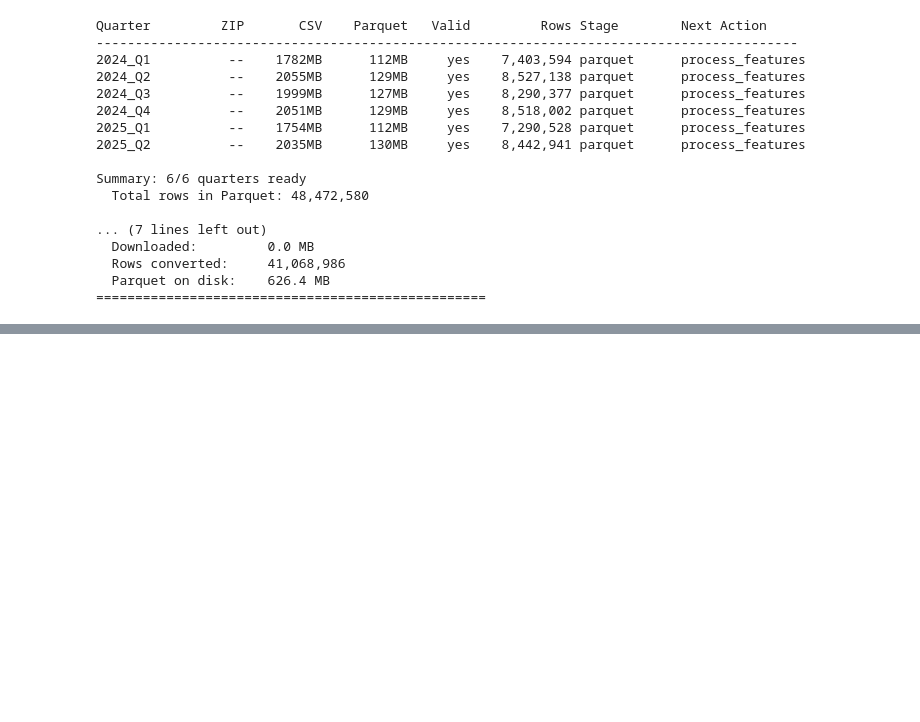
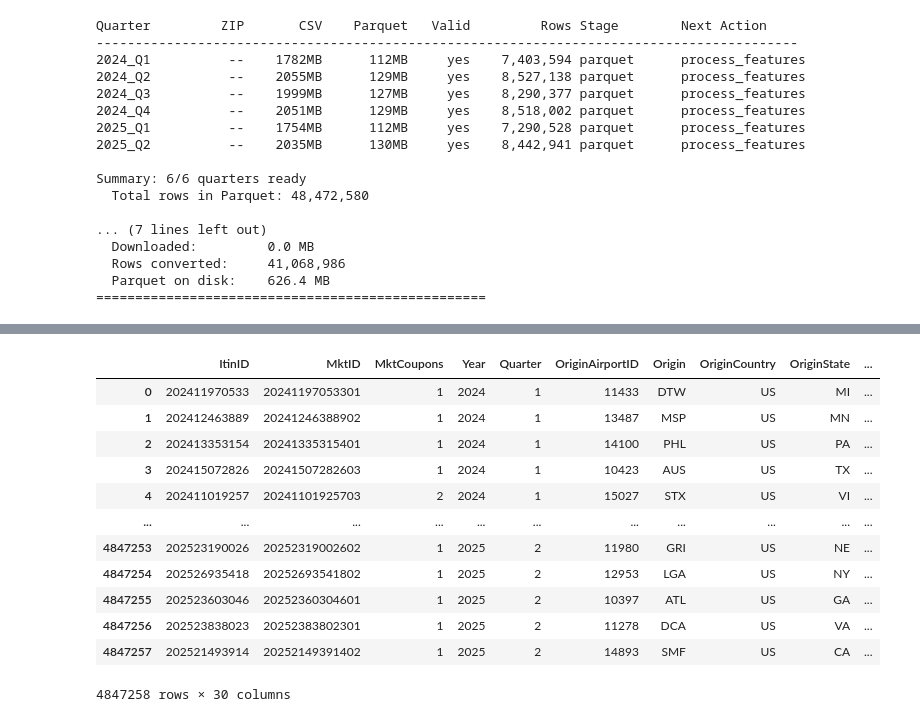
Before and after one commit to ThongLai/Flight-Scanner, a Jupyter notebook: experiment_notebooks/BTS DB1B.ipynb, the cells around one changed output, grey strips where cells are left out. Cells and saved outputs as stored; diff of their text form; code cells hidden in the pictures; blank space fills up the shorter version.

Commit message:
feat(feature/Data-Infrastructure(data-collection)): create sample of 10% for testing downstream components

```diff
--- a/experiment_notebooks/BTS DB1B.ipynb
+++ b/experiment_notebooks/BTS DB1B.ipynb
@@ -273,0 +296,4 @@ Summary: 6/6 quarters ready
+# %%
+df = handler.load_sample()
+df
+# %% [output]
@@ -273,0 +301,13 @@ Summary: 6/6 quarters ready
+|  | ItinID | MktID | MktCoupons | Year | Quarter | OriginAirportID | Origin | OriginCountry | OriginState | ... |
+| 0 | 202411970533 | 20241197053301 | 1 | 2024 | 1 | 11433 | DTW | US | MI | ... |
+| 1 | 202412463889 | 20241246388902 | 1 | 2024 | 1 | 13487 | MSP | US | MN | ... |
+| 2 | 202413353154 | 20241335315401 | 1 | 2024 | 1 | 14100 | PHL | US | PA | ... |
+| 3 | 202415072826 | 20241507282603 | 1 | 2024 | 1 | 10423 | AUS | US | TX | ... |
+| 4 | 202411019257 | 20241101925703 | 2 | 2024 | 1 | 15027 | STX | US | VI | ... |
+| ... | ... | ... | ... | ... | ... | ... | ... | ... | ... | ... |
+| 4847253 | 202523190026 | 20252319002602 | 1 | 2025 | 2 | 11980 | GRI | US | NE | ... |
+| 4847254 | 202526935418 | 20252693541802 | 1 | 2025 | 2 | 12953 | LGA | US | NY | ... |
+| 4847255 | 202523603046 | 20252360304601 | 1 | 2025 | 2 | 10397 | ATL | US | GA | ... |
+| 4847256 | 202523838023 | 20252383802301 | 1 | 2025 | 2 | 11278 | DCA | US | VA | ... |
+| 4847257 | 202521493914 | 20252149391402 | 1 | 2025 | 2 | 14893 | SMF | US | CA | ... |
+4847258 rows × 30 columns
```
Also changed, not shown: parts of 3 cells of this notebook.
